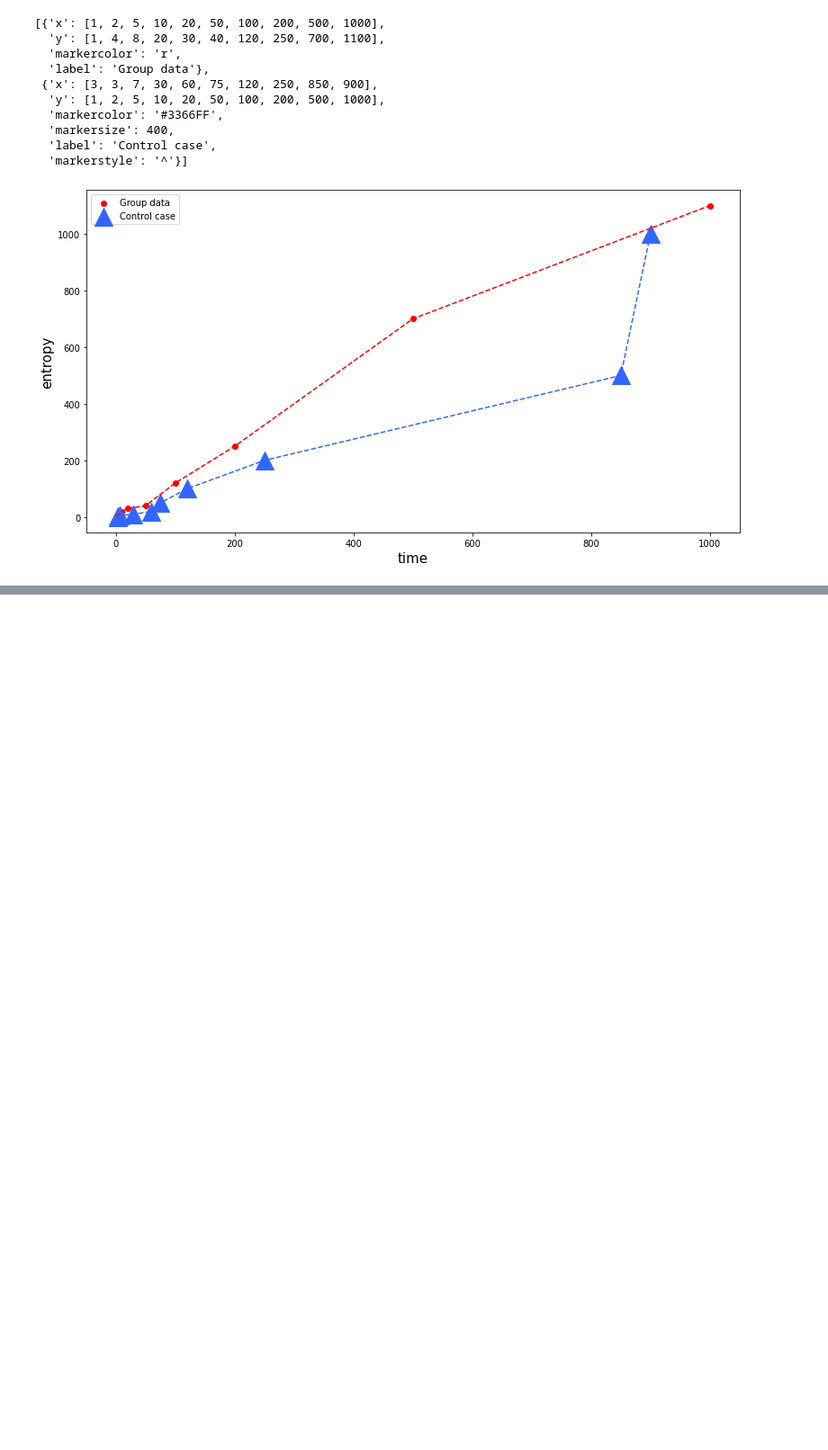
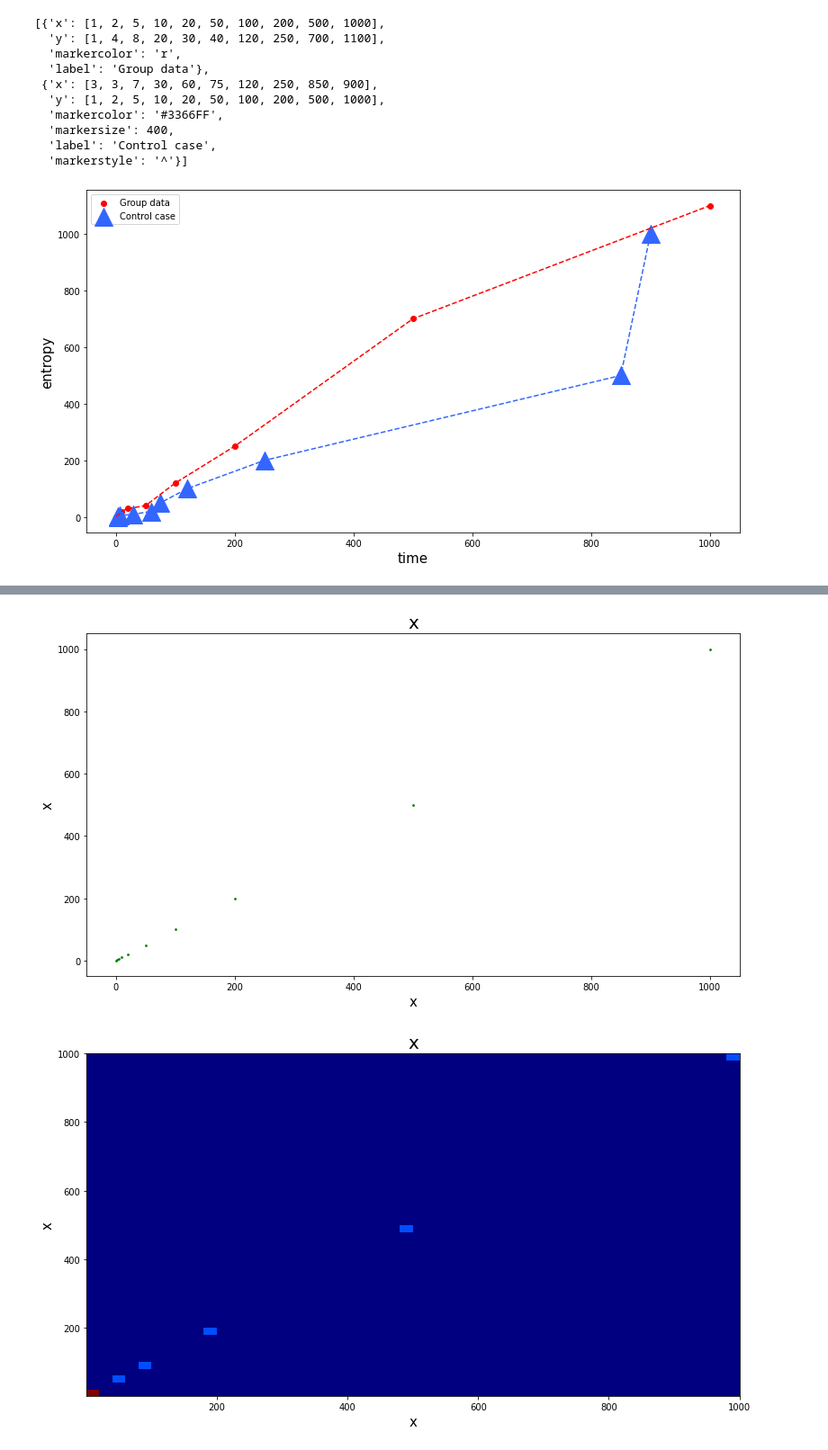
Before and after one commit to Mitchellpkt/python-isthmuslib, a Jupyter notebook: light-demo.ipynb, the cells around one changed output, grey strips where cells are left out. Shown at 90% size. Drawn from its saved outputs; the diff is of its cells as text; code cells hidden in the pictures; blank space fills up the shorter version.

```diff
--- a/light-demo.ipynb
+++ b/light-demo.ipynb
@@ -56,0 +78,5 @@ isli.scatterDictionary(dataDict, xlabel='time', ylabel='entropy', legend=True, l
+# %%
+isli.shotgunPlots2d(df, xColName='x')
+# %% [output]
+[figure, added]
+[figure, added]
```
Also changed, not shown: parts of 5 cells of this notebook, 6 other files.
